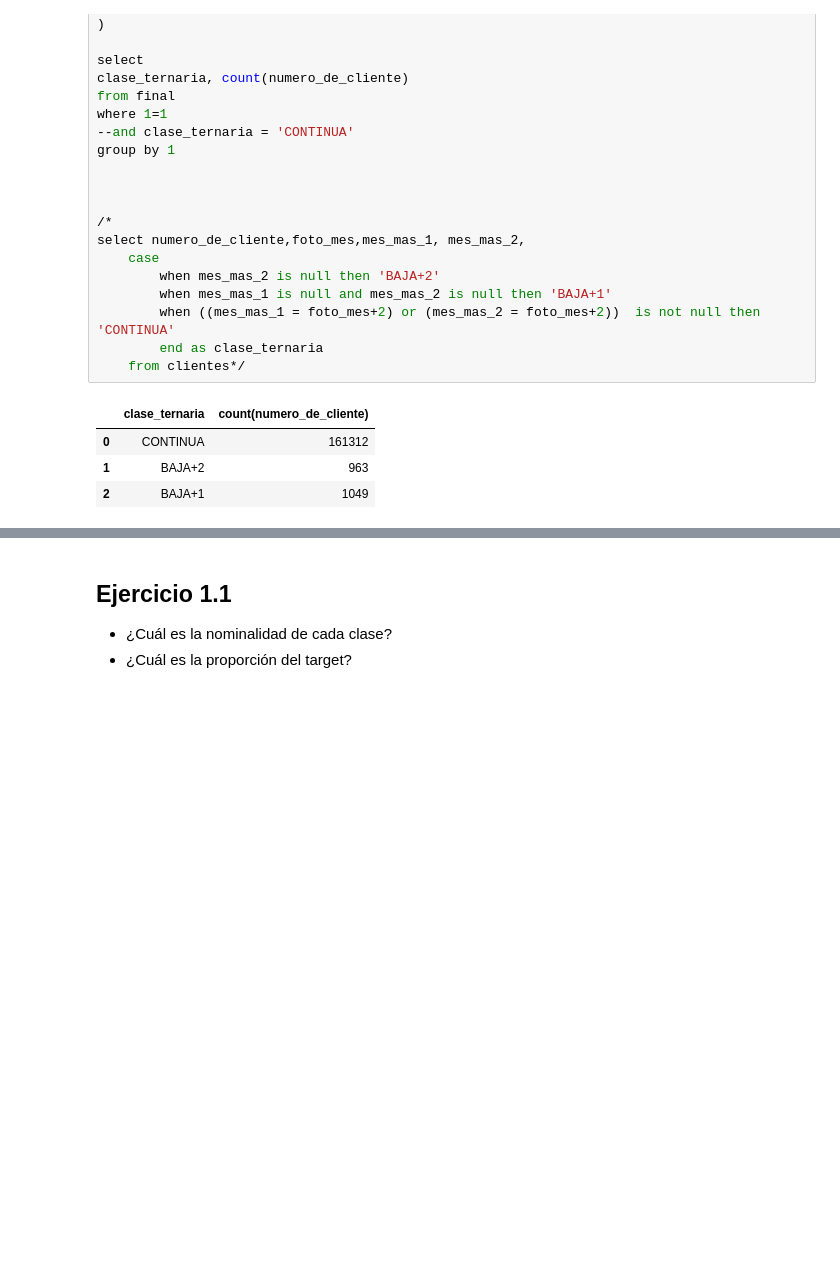
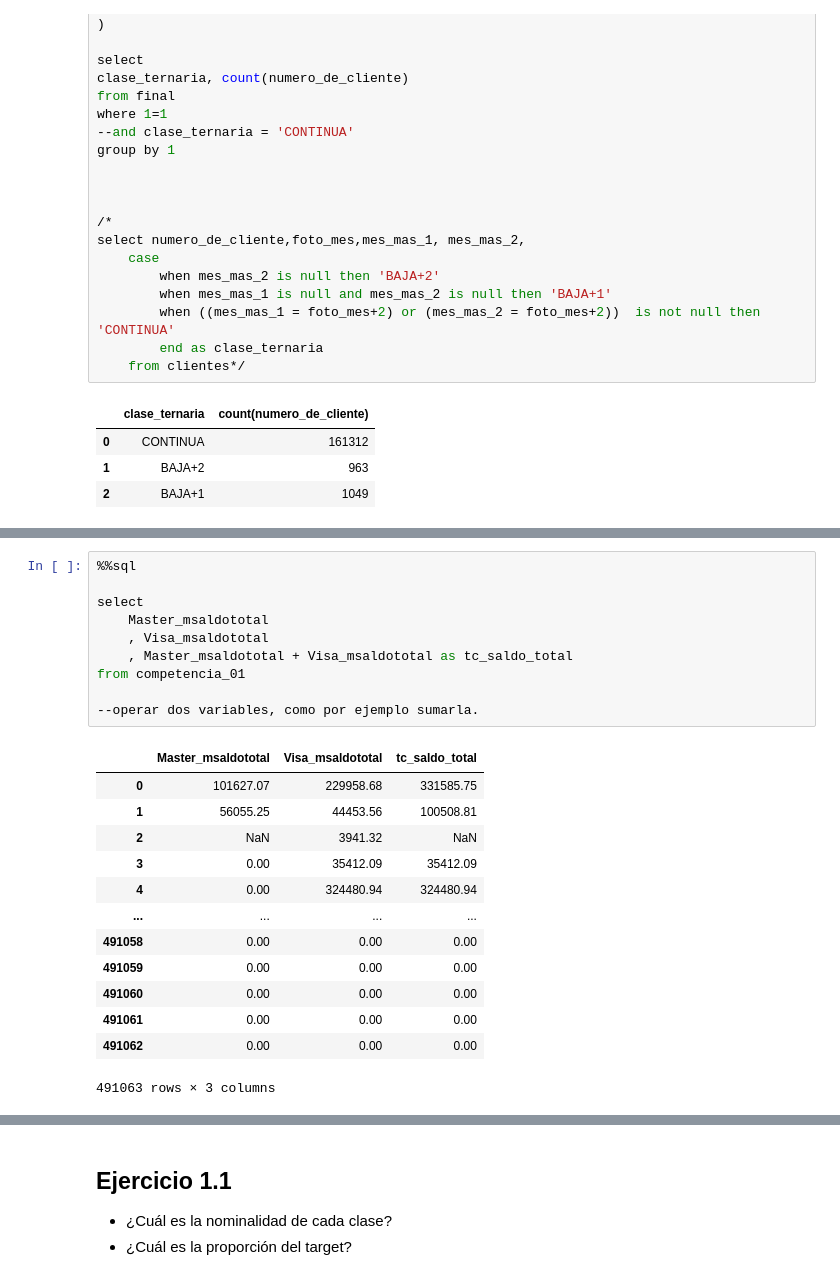
Before and after one commit to fedeidoeta/dmeyf2023, a Jupyter notebook: src/monday/fi101_target_sql.ipynb, the cells around one changed output, grey strips where cells are left out. Drawn from its saved outputs; the diff is of its cells as text; blank space fills up the shorter version.

```diff
--- a/src/monday/fi101_target_sql.ipynb
+++ b/src/monday/fi101_target_sql.ipynb
@@ -321,0 +381,24 @@ group by 1
+# %%
+%%sql
+
+select
+    Master_msaldototal
+    , Visa_msaldototal
+    , Master_msaldototal + Visa_msaldototal as tc_saldo_total
+from competencia_01
+
+--operar dos variables, como por ejemplo sumarla.
+# %% [output]
+|  | Master_msaldototal | Visa_msaldototal | tc_saldo_total |
+| 0 | 101627.07 | 229958.68 | 331585.75 |
+| 1 | 56055.25 | 44453.56 | 100508.81 |
+| 2 | NaN | 3941.32 | NaN |
+| 3 | 0.00 | 35412.09 | 35412.09 |
+| 4 | 0.00 | 324480.94 | 324480.94 |
+| ... | ... | ... | ... |
+| 491058 | 0.00 | 0.00 | 0.00 |
+| 491059 | 0.00 | 0.00 | 0.00 |
+| 491060 | 0.00 | 0.00 | 0.00 |
+| 491061 | 0.00 | 0.00 | 0.00 |
+| 491062 | 0.00 | 0.00 | 0.00 |
+491063 rows × 3 columns
```
Also changed, not shown: parts of 11 cells of this notebook, 1 other file.
